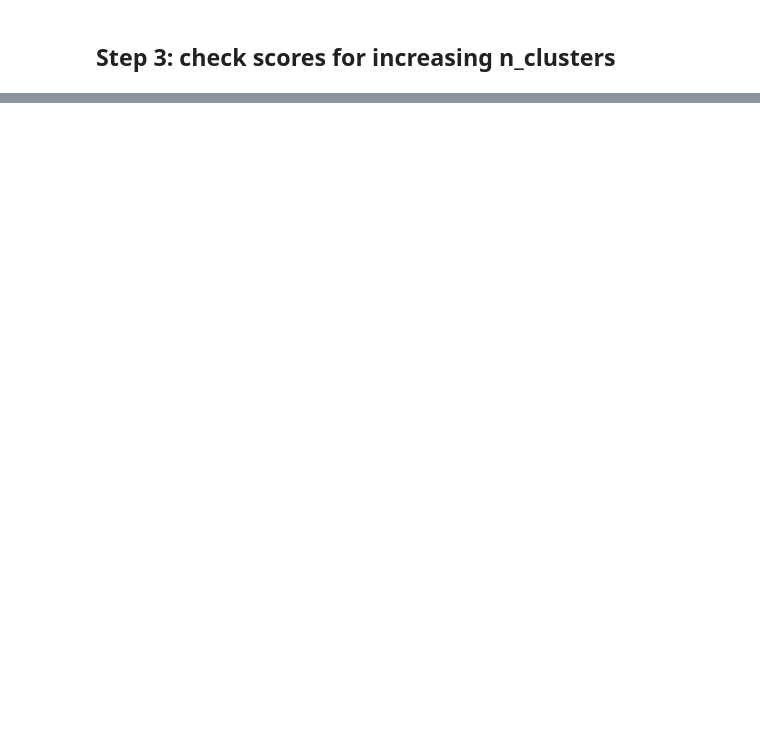
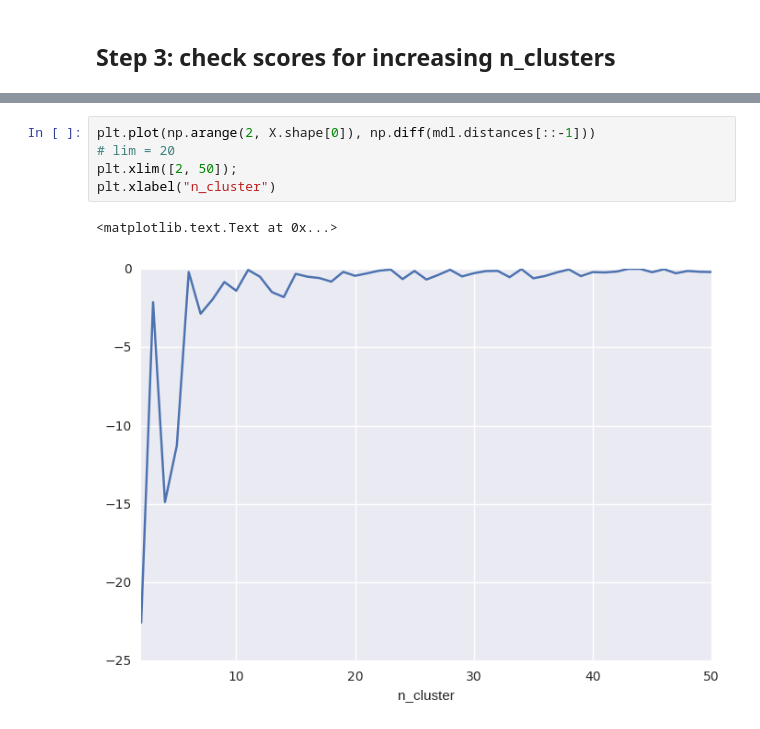
Before and after one commit to slipguru/adenine, a Jupyter notebook: adenine/examples/notebooks/agglomerative_clustering_test.ipynb, the cells around one changed output, grey strips where cells are left out. Drawn from its saved outputs; the diff is of its cells as text; blank space fills up the shorter version.

```diff
--- a/adenine/examples/notebooks/agglomerative_clustering_test.ipynb
+++ b/adenine/examples/notebooks/agglomerative_clustering_test.ipynb
@@ -100,0 +125,8 @@ plt.ylabel('silhouette score');
+# %%
+plt.plot(np.arange(2, X.shape[0]), np.diff(mdl.distances[::-1]))
+# lim = 20
+plt.xlim([2, 50]);
+plt.xlabel("n_cluster")
+# %% [output]
+<matplotlib.text.Text at 0x...>
+[figure, added]
```
Also changed, not shown: parts of 10 cells of this notebook, 5 other files.
